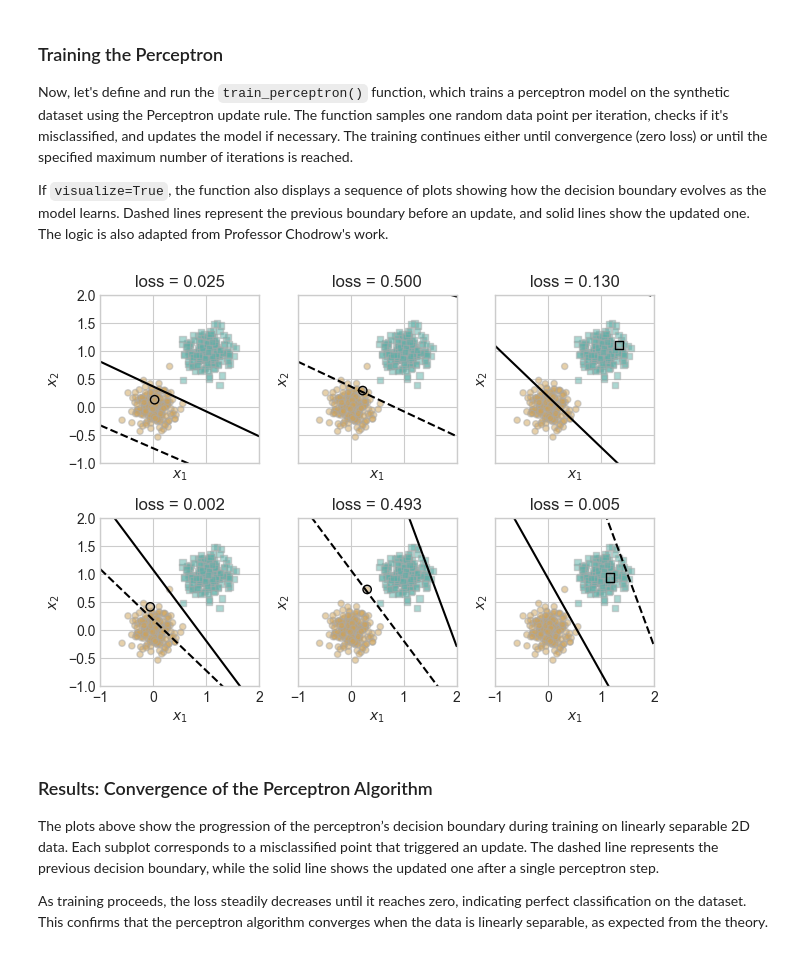
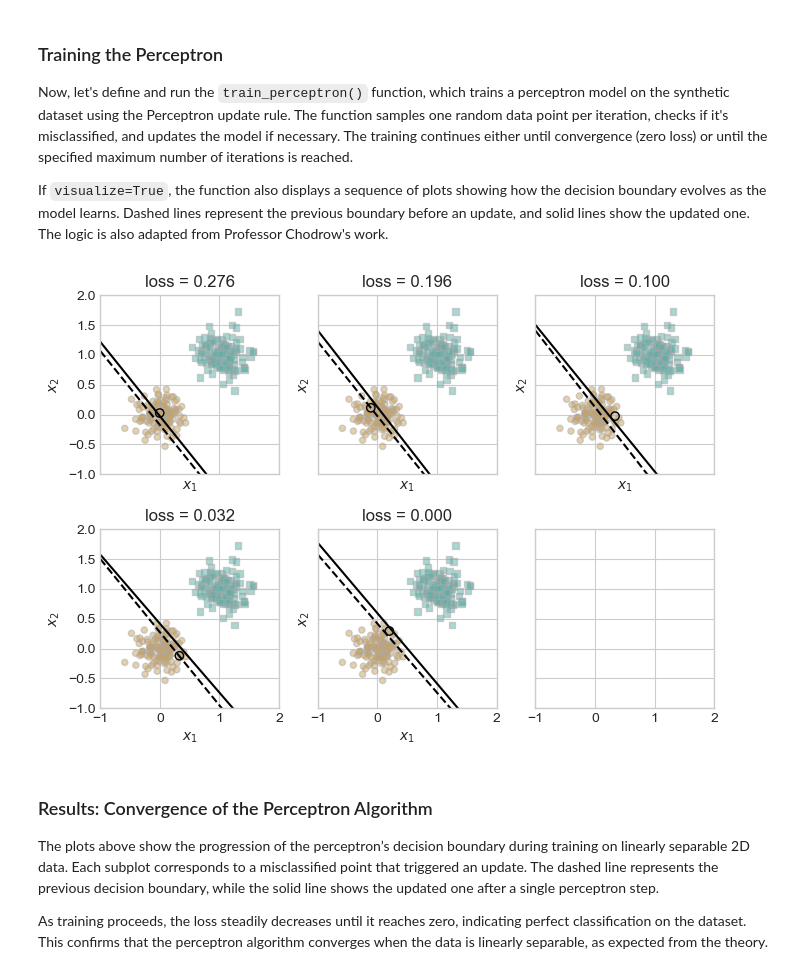
Before and after one commit to yahyarahhawi/yahyarahhawi.github.io, a Jupyter notebook: posts/Exploring-Perceptrom/index.ipynb, the cells around one changed output. Drawn from its saved outputs; the diff is of its cells as text; code cells hidden in the pictures.

Commit message:
minibatch for perceptron

```diff
--- a/posts/Exploring-Perceptrom/index.ipynb
+++ b/posts/Exploring-Perceptrom/index.ipynb
@@ -61,6 +65,6 @@ def plot_perceptron_data(X, y, ax):
     ax.set(xlabel = r"$x_1$", ylabel = r"$x_2$")
 
 fig, ax = plt.subplots(1, 1, figsize = (4, 4))
-X, y = perceptron_data(n_points =  400, noise = 0.2)
+X, y = perceptron_data(n_points =  250, noise = 0.2)
 plot_perceptron_data(X, y, ax)
 # %% [output]
@@ -72,7 +76,7 @@ Now, let's define and run the `train_perceptron()` function, which trains a perc
 
 If `visualize=True`, the function also displays a sequence of plots showing how the decision boundary evolves as the model learns. Dashed lines represent the previous boundary before an update, and solid lines show the updated one. The logic is also adapted from Professor Chodrow's work.
 # %%
-def train_perceptron(X, y, max_iter=1_000_000, visualize=False, max_axes=6):
+def train_perceptron(X, y, max_iter=1_000_000, visualize=False, max_axes=6, k = 1 , alpha = 0.1):
     """
     Train a perceptron on the given data.
 
@@ -119,38 +123,38 @@ def train_perceptron(X, y, max_iter=1_000_000, visualize=False, max_axes=6):
 
         # If misclassified, update and optionally visualize
         if local_loss > 0:
-            opt.step(x_i, y_i)
+            opt.step(x_i, y_i, k=k, alpha=alpha)
             loss = p.loss(X, y).item()
             loss_vec.append(loss)
 
             if visualize and current_ax < max_axes:
                 ax = axarr.ravel()[current_ax]
                 plot_perceptron_data(X, y, ax)
                 draw_line(old_w, x_min=-1, x_max=2, ax=ax, color="black", linestyle="dashed")
                 draw_line(p.w, x_min=-1, x_max=2, ax=ax, color="black")
                 ax.scatter(
                     X[i, 0],
                     X[i, 1],
                     color="black",
                     facecolors="none",
                     edgecolors="black",
                     marker=markers[marker_map[2 * y[i].item() - 1]],
                 )
                 ax.set_title(f"loss = {loss:.3f}")
                 ax.set(xlim=(-1, 2), ylim=(-1, 2))
                 current_ax += 1
 
         iteration += 1
 
     if visualize:
         plt.tight_layout()
         plt.show()
 
     return p, opt, loss_vec
 
-p, opt, loss_vec = train_perceptron(X, y, visualize=True, max_iter= 100000)
+p, opt, loss_vec = train_perceptron(X, y, visualize=True, max_iter= 1000000)
 # %% [output]
-[figure, old version]
+[figure, new version]
 # %% [markdown]
 ### Results: Convergence of the Perceptron Algorithm
 
```
Also changed, not shown: parts of 17 cells of this notebook, 21 other files.
